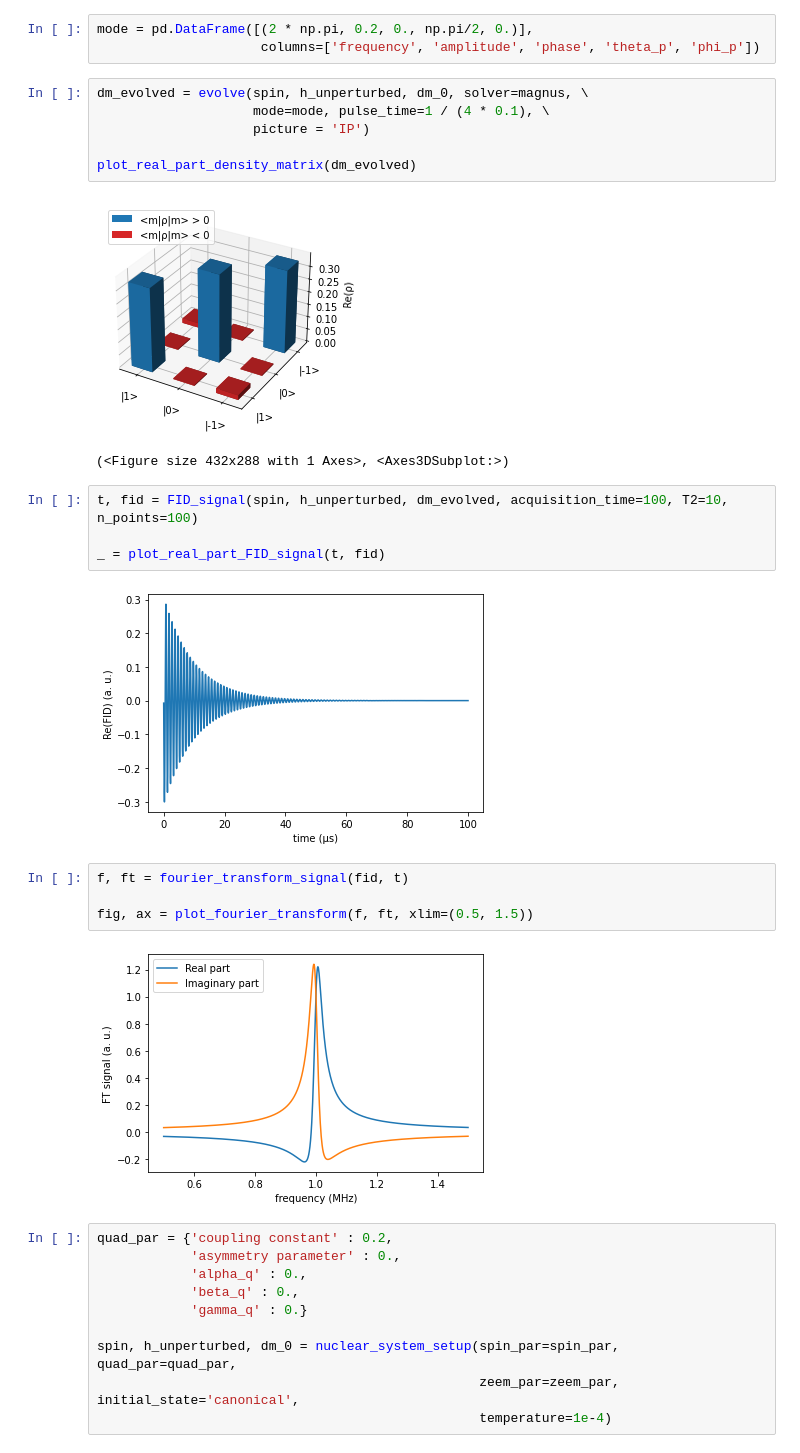
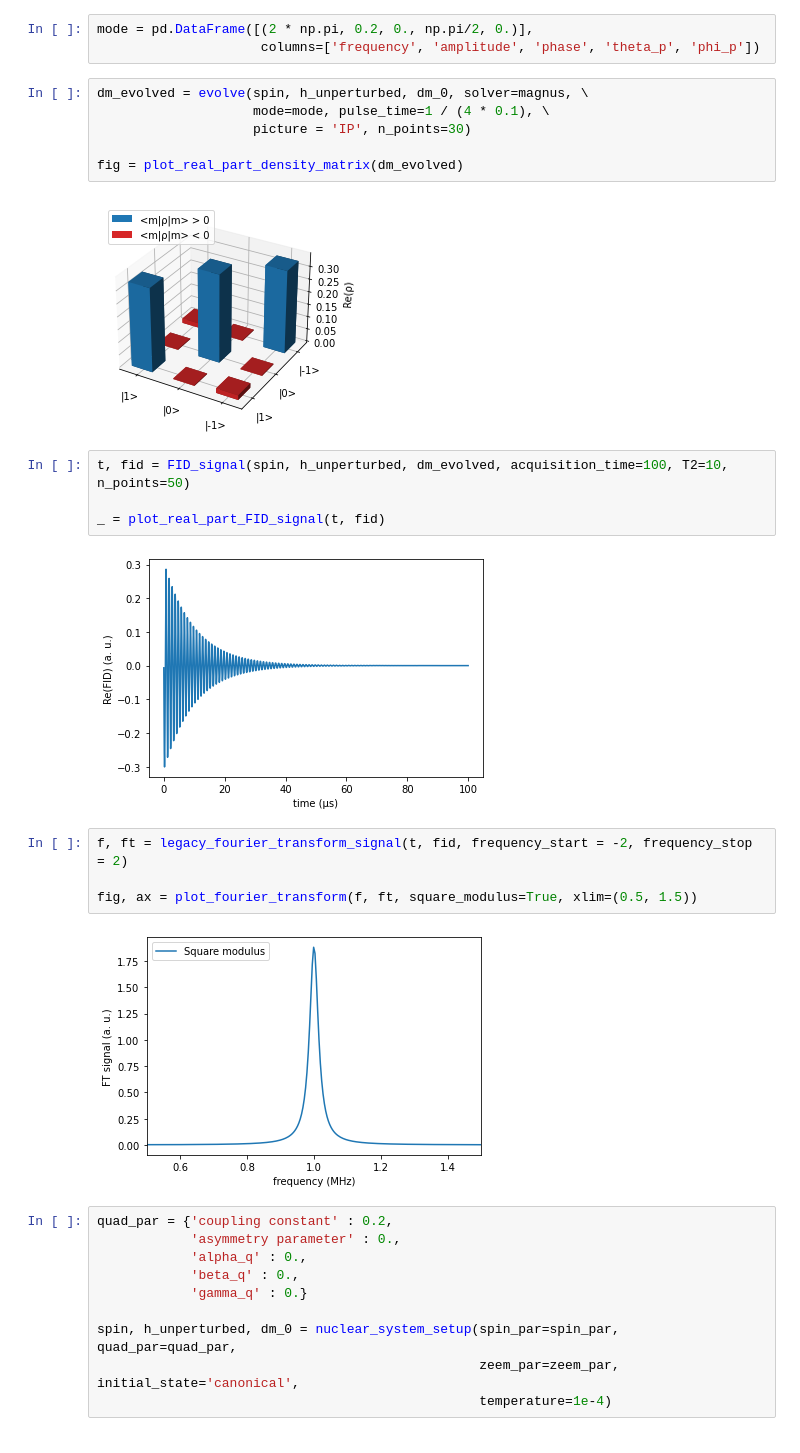
Before and after one commit to vemiBGH/PULSEE, a Jupyter notebook: demos/readme_demo.ipynb, the cells around one changed output. Saved outputs shown, nothing was run; the diff lists cells and outputs as text.

```diff
--- a/demos/readme_demo.ipynb
+++ b/demos/readme_demo.ipynb
@@ -24,24 +22,23 @@ mode = pd.DataFrame([(2 * np.pi, 0.2, 0., np.pi/2, 0.)],
 # %%
 dm_evolved = evolve(spin, h_unperturbed, dm_0, solver=magnus, \
                     mode=mode, pulse_time=1 / (4 * 0.1), \
-                    picture = 'IP')
+                    picture = 'IP', n_points=30)
 
-plot_real_part_density_matrix(dm_evolved)
+fig = plot_real_part_density_matrix(dm_evolved)
 # %% [output]
 [figure]
-(<Figure size 432x288 with 1 Axes>, <Axes3DSubplot:>)
 # %%
-t, fid = FID_signal(spin, h_unperturbed, dm_evolved, acquisition_time=100, T2=10, n_points=100)
+t, fid = FID_signal(spin, h_unperturbed, dm_evolved, acquisition_time=100, T2=10, n_points=50)
 
 _ = plot_real_part_FID_signal(t, fid)
 # %% [output]
-[figure, old version]
+[figure, new version]
 # %%
-f, ft = fourier_transform_signal(fid, t)
+f, ft = legacy_fourier_transform_signal(t, fid, frequency_start = -2, frequency_stop = 2)
 
-fig, ax = plot_fourier_transform(f, ft, xlim=(0.5, 1.5))
+fig, ax = plot_fourier_transform(f, ft, square_modulus=True, xlim=(0.5, 1.5))
 # %% [output]
-[figure, old version]
+[figure, new version]
 # %%
 quad_par = {'coupling constant' : 0.2,
             'asymmetry parameter' : 0.,
```
Also changed, not shown: parts of 6 cells of this notebook.
